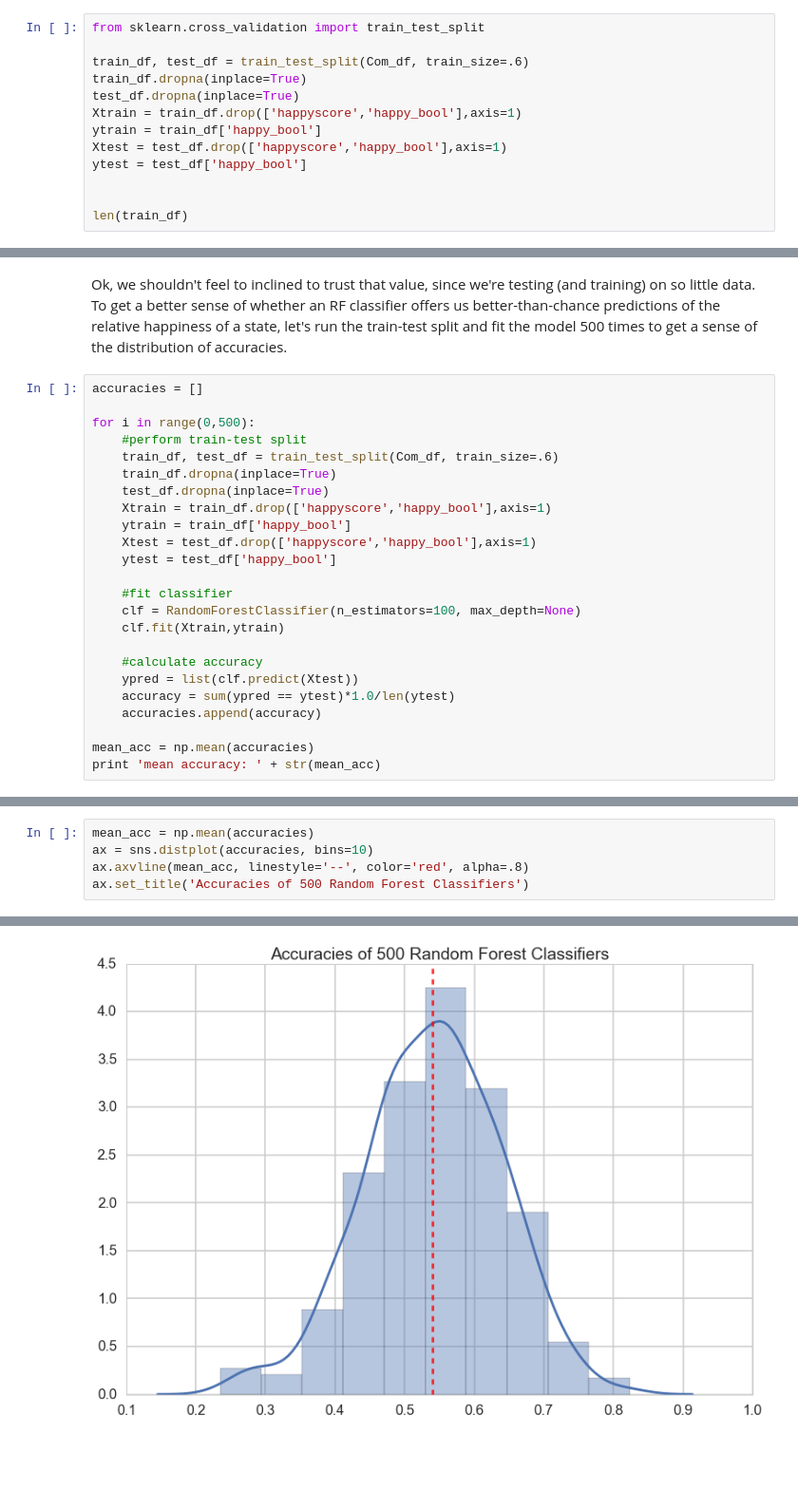
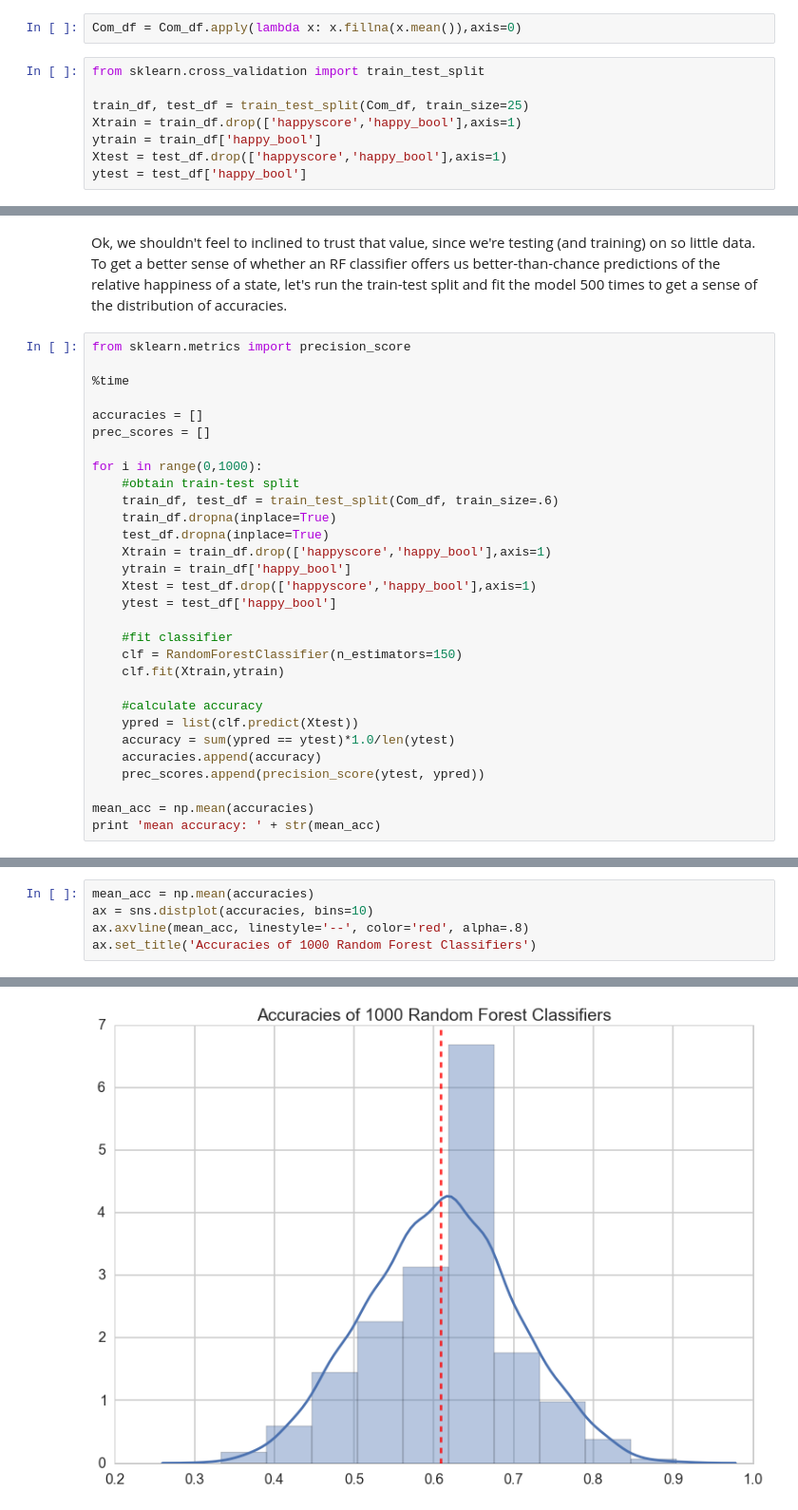
Before and after one commit to qiz304/project, a Jupyter notebook: Sentiment_Analysis_w_Classifiers.ipynb, the cells around one changed output, grey strips where cells are left out. Shown at 95% size. Drawn from its saved outputs; the diff is of its cells as text; blank space fills up the shorter version.

Commit message:
Improved Random Forest Classifier

```diff
--- a/Sentiment_Analysis_w_Classifiers.ipynb
+++ b/Sentiment_Analysis_w_Classifiers.ipynb
@@ -607,13 +611,10 @@ Let's see if we learn anything more here.
+# %%
+Com_df = Com_df.apply(lambda x: x.fillna(x.mean()),axis=0)
 # %%
 from sklearn.cross_validation import train_test_split
 
-train_df, test_df = train_test_split(Com_df, train_size=.6)
-train_df.dropna(inplace=True)
-test_df.dropna(inplace=True)
+train_df, test_df = train_test_split(Com_df, train_size=25)
 Xtrain = train_df.drop(['happyscore','happy_bool'],axis=1)
 ytrain = train_df['happy_bool']
 Xtest = test_df.drop(['happyscore','happy_bool'],axis=1)
 ytest = test_df['happy_bool']
-
-
-len(train_df)
@@ -650,10 +643,15 @@ accuracy: 0.55
 # %% [markdown]
 Ok, we shouldn't feel to inclined to trust that value, since we're testing (and training) on so little data. To get a better sense of whether an RF classifier offers us better-than-chance predictions of the relative happiness of a state, let's run the train-test split and fit the model 500 times to get a sense of the distribution of accuracies.
 # %%
+from sklearn.metrics import precision_score
+
+%time
+
 accuracies = []
+prec_scores = []
 
-for i in range(0,500):
-    #perform train-test split
+for i in range(0,1000):
+    #obtain train-test split
     train_df, test_df = train_test_split(Com_df, train_size=.6)
     train_df.dropna(inplace=True)
     test_df.dropna(inplace=True)
@@ -663,13 +661,14 @@ for i in range(0,500):
     ytest = test_df['happy_bool']
 
     #fit classifier
-    clf = RandomForestClassifier(n_estimators=100, max_depth=None)
+    clf = RandomForestClassifier(n_estimators=150)
     clf.fit(Xtrain,ytrain)
 
     #calculate accuracy
     ypred = list(clf.predict(Xtest))
     accuracy = sum(ypred == ytest)*1.0/len(ytest)
     accuracies.append(accuracy)
+    prec_scores.append(precision_score(ytest, ypred))
 
 mean_acc = np.mean(accuracies)
 print 'mean accuracy: ' + str(mean_acc)
@@ -684,9 +685,9 @@ mean accuracy: 0.540467871319
 # %%
 mean_acc = np.mean(accuracies)
 ax = sns.distplot(accuracies, bins=10)
 ax.axvline(mean_acc, linestyle='--', color='red', alpha=.8)
-ax.set_title('Accuracies of 500 Random Forest Classifiers')
+ax.set_title('Accuracies of 1000 Random Forest Classifiers')
 # %% [output]
 <matplotlib.text.Text at 0x...>
-[figure, old version]
+[figure, new version]
 # %% [markdown]
```
Also changed, not shown: parts of 14 cells of this notebook, 2 other files.
